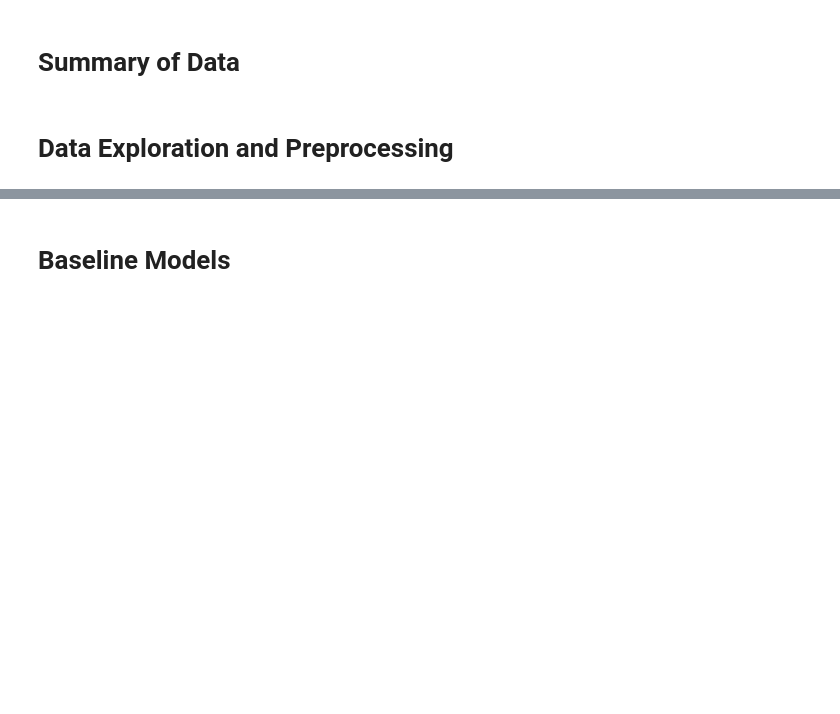
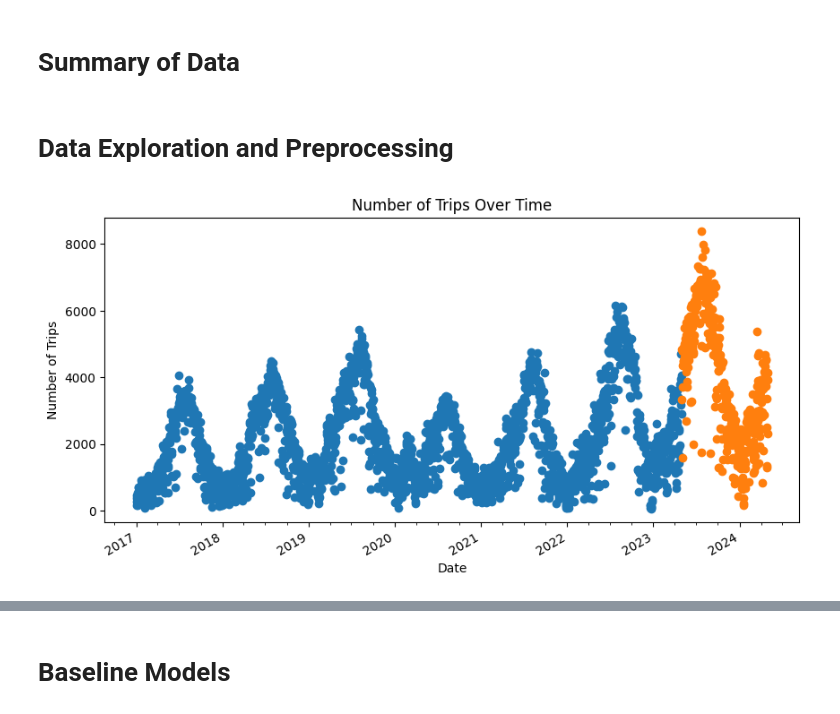
Before and after one commit to hodagben/bike-share-project, a Jupyter notebook: final_report/final_report.ipynb, the cells around one changed output, grey strips where cells are left out. Drawn from its saved outputs; the diff is of its cells as text; code cells hidden in the pictures; blank space fills up the shorter version.

```diff
--- a/final_report/final_report.ipynb
+++ b/final_report/final_report.ipynb
@@ -39,3 +19,22 @@ plt.show()
 # %%
 bike_train = pd.read_csv('../EDA/bikeshare_train_data_pcwsdetrend_mult.csv', parse_dates = ['Date'])
 bike_test = pd.read_csv('../EDA/bikeshare_test_data_pcwsdetrend_mult.csv', parse_dates = ['Date'])
+# %%
+### Show Data ###
+
+fig, ax = plt.subplots(1,1,figsize = (10,5))
+
+ax.scatter(bike_train.Date, bike_train.num_trips, label='Train Data')
+ax.scatter(bike_test.Date, bike_test.num_trips, label='Test Data')
+
+ax.xaxis.set_major_locator(mdates.YearLocator())
+ax.xaxis.set_minor_locator(mdates.MonthLocator(bymonth=(1,4,7,10)))
+plt.gcf().autofmt_xdate()
+
+ax.set_xlabel('Date')
+ax.set_ylabel('Number of Trips')
+ax.set_title('Number of Trips Over Time')
+
+plt.show()
+# %% [output]
+[figure, added]
```
Also changed, not shown: parts of 48 cells of this notebook, 1 other file.
